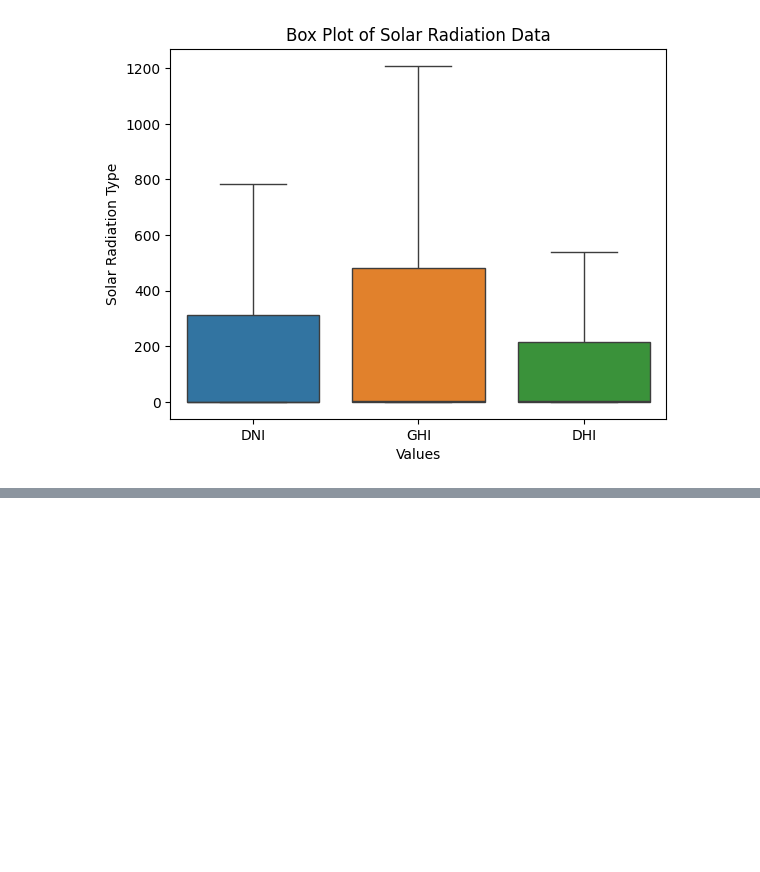
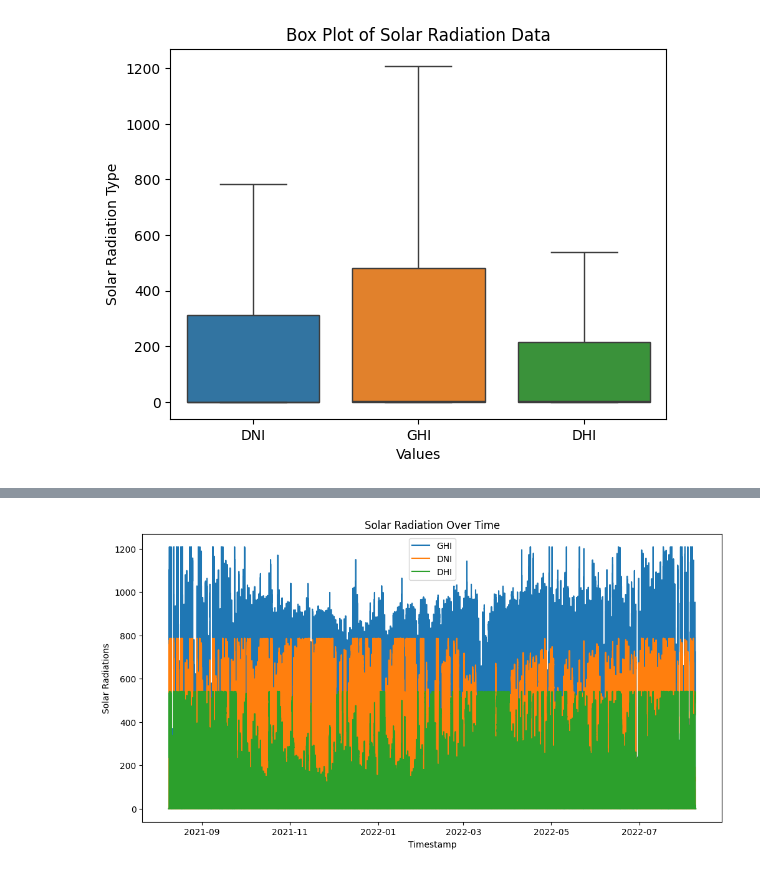
Before and after one commit to GuleWako/10Academy-Week-0-Solar-Radiation-Data-Analysis, a Jupyter notebook: notebooks/solarRadiationEmpl.ipynb, the cells around one changed output, grey strips where cells are left out. Saved outputs shown, nothing was run; the diff lists cells and outputs as text; code cells hidden in the pictures; blank space fills up the shorter version.

```diff
--- a/notebooks/solarRadiationEmpl.ipynb
+++ b/notebooks/solarRadiationEmpl.ipynb
@@ -203,3 +173,13 @@ data.plot(kind='line', x='Timestamp',y='DHI',figsize=(15,6))
+# %%
+# Convert 'Timestamp' to datetime format
+data['Timestamp']=pd.to_datetime(data['Timestamp'])
+
+# Creates a line plot to visualize GHI, DNI, and DHI over time.
+# Args: data: A DataFrame containing the solar radiation data.
+from scripts.solarRadiationData import solarRadiationsOvertime
+solarRadiationsOvertime(data)
+# %% [output]
+[figure, added]
 # %%
 cleaned_data = data[data['Cleaning'] == 1]
 uncleaned_data = data[data['Cleaning'] == 0]
```
Also changed, not shown: parts of 22 cells of this notebook, 2 other files.
